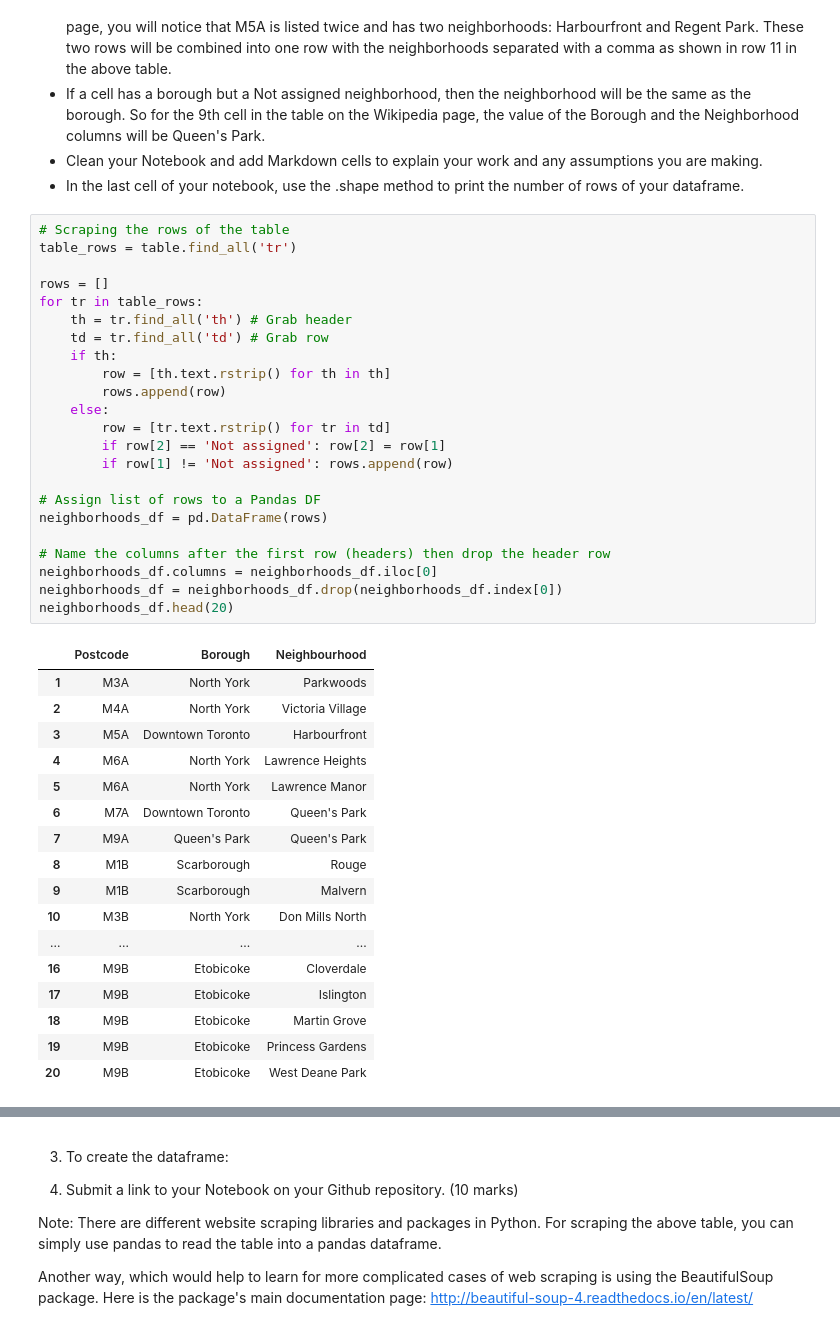
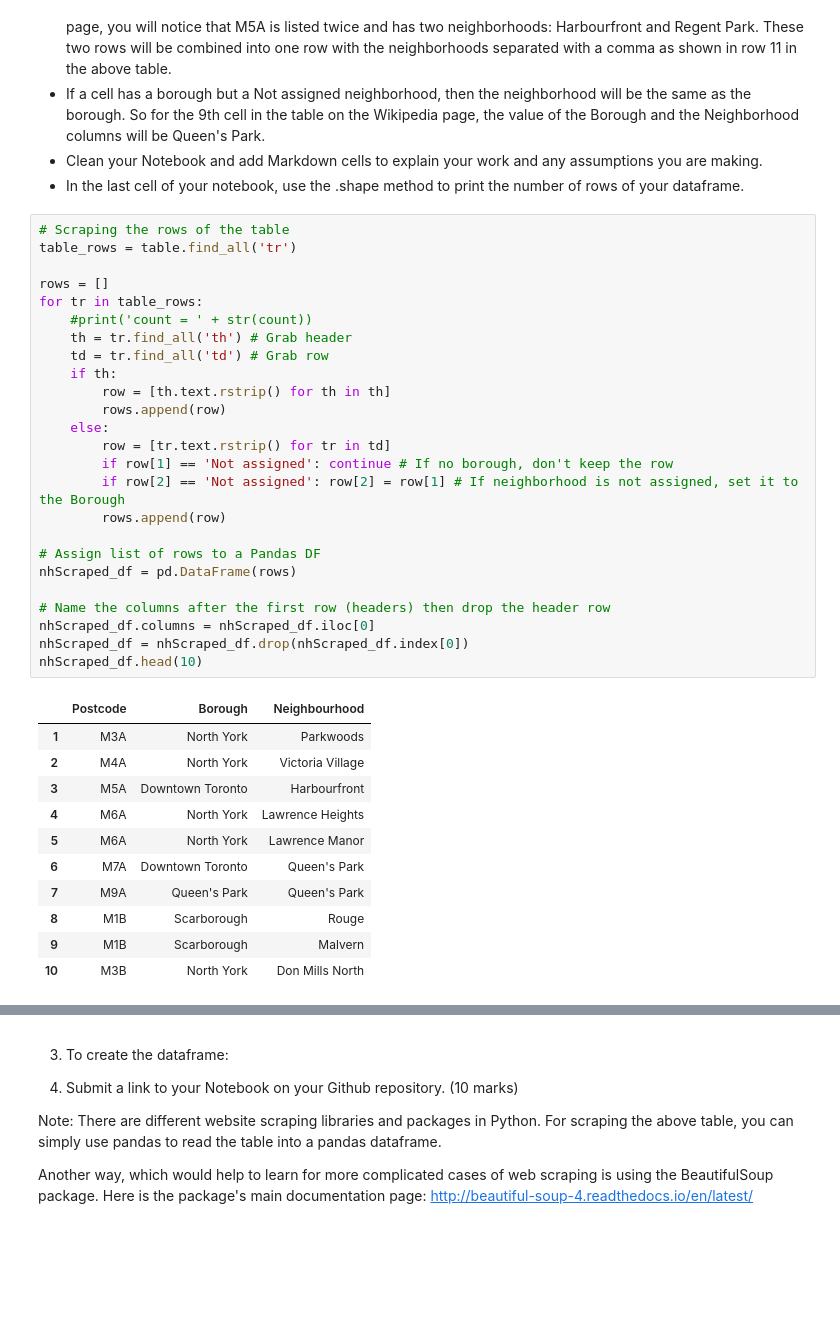
Before and after one commit to Glitch852/Coursera_Capstone, a Jupyter notebook: IBM Data Science Capstone - EB.ipynb, the cells around one changed output, grey strips where cells are left out. Cells and saved outputs as stored; diff of their text form; blank space fills up the shorter version.

```diff
--- a/IBM Data Science Capstone - EB.ipynb
+++ b/IBM Data Science Capstone - EB.ipynb
@@ -84,41 +84,37 @@ Requirements:
 # %%
 # Scraping the rows of the table
 table_rows = table.find_all('tr')
 
 rows = []
 for tr in table_rows:
+    #print('count = ' + str(count))
     th = tr.find_all('th') # Grab header
     td = tr.find_all('td') # Grab row
     if th:
         row = [th.text.rstrip() for th in th]
         rows.append(row)
     else:
         row = [tr.text.rstrip() for tr in td]
-        if row[2] == 'Not assigned': row[2] = row[1]
-        if row[1] != 'Not assigned': rows.append(row)
+        if row[1] == 'Not assigned': continue # If no borough, don't keep the row
+        if row[2] == 'Not assigned': row[2] = row[1] # If neighborhood is not assigned, set it to the Borough
+        rows.append(row)
 
 # Assign list of rows to a Pandas DF
-neighborhoods_df = pd.DataFrame(rows)
+nhScraped_df = pd.DataFrame(rows)
 
 # Name the columns after the first row (headers) then drop the header row
-neighborhoods_df.columns = neighborhoods_df.iloc[0]
-neighborhoods_df = neighborhoods_df.drop(neighborhoods_df.index[0])
-neighborhoods_df.head(20)
+nhScraped_df.columns = nhScraped_df.iloc[0]
+nhScraped_df = nhScraped_df.drop(nhScraped_df.index[0])
+nhScraped_df.head(10)
 # %% [output]
 |  | Postcode | Borough | Neighbourhood |
 | 1 | M3A | North York | Parkwoods |
 | 2 | M4A | North York | Victoria Village |
 | 3 | M5A | Downtown Toronto | Harbourfront |
 | 4 | M6A | North York | Lawrence Heights |
 | 5 | M6A | North York | Lawrence Manor |
 | 6 | M7A | Downtown Toronto | Queen's Park |
 | 7 | M9A | Queen's Park | Queen's Park |
 | 8 | M1B | Scarborough | Rouge |
 | 9 | M1B | Scarborough | Malvern |
 | 10 | M3B | North York | Don Mills North |
-| ... | ... | ... | ... |
-| 16 | M9B | Etobicoke | Cloverdale |
-| 17 | M9B | Etobicoke | Islington |
-| 18 | M9B | Etobicoke | Martin Grove |
-| 19 | M9B | Etobicoke | Princess Gardens |
-| 20 | M9B | Etobicoke | West Deane Park |
```
Also changed, not shown: parts of 4 cells of this notebook.
